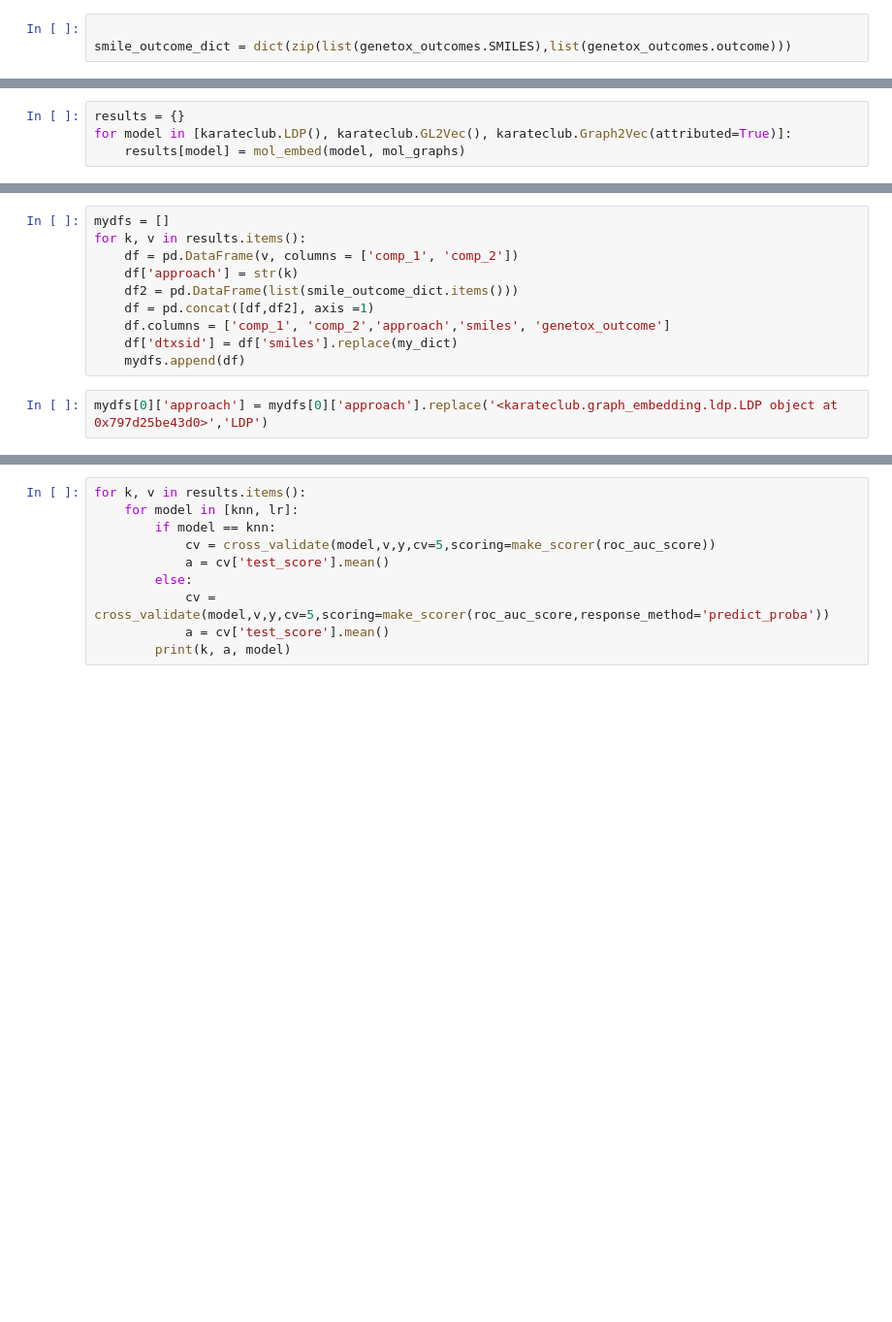
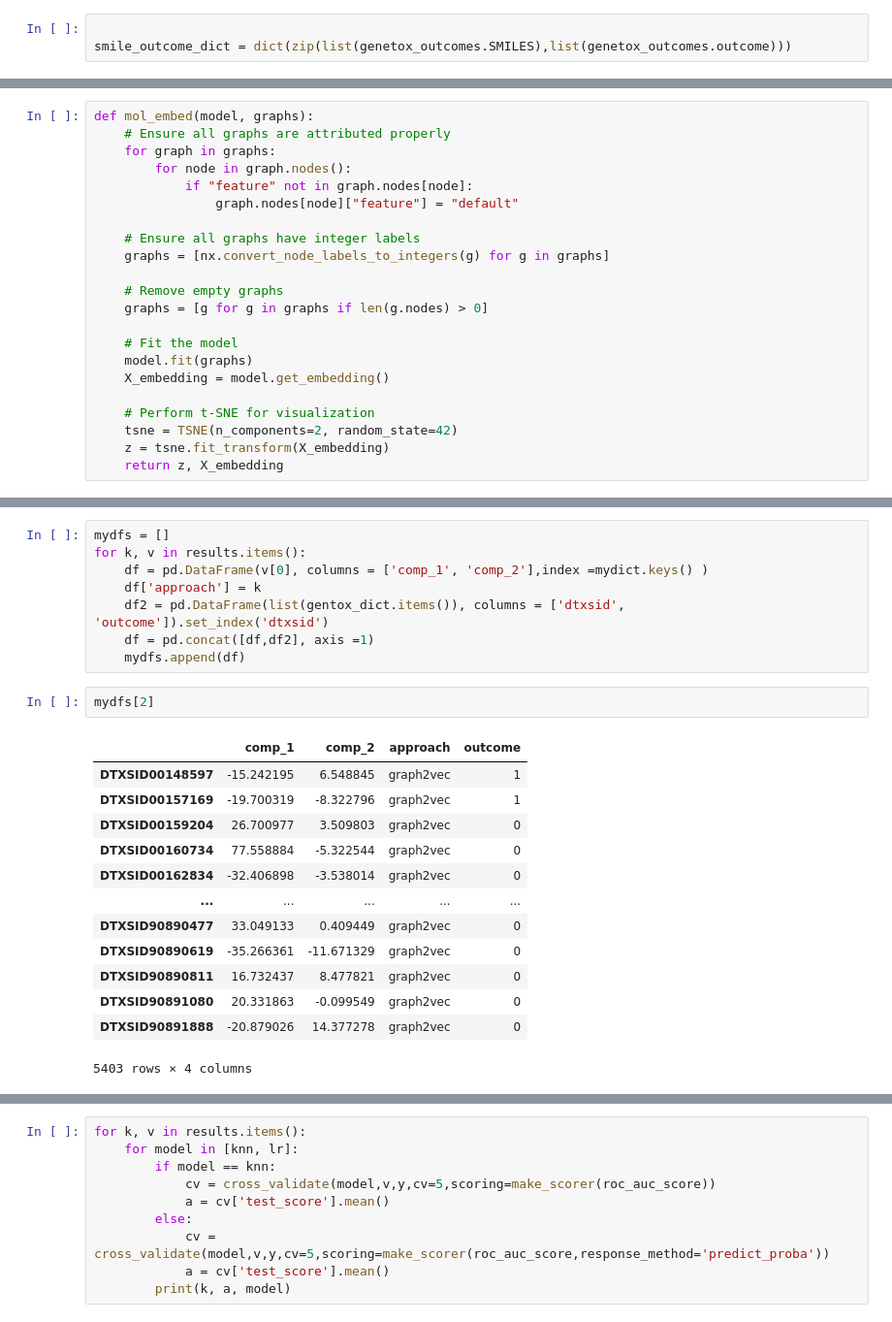
Before and after one commit to patlewig/metgraph_survey, a Jupyter notebook: notebooks/03-Graph_Embeddings.ipynb, the cells around one changed output, grey strips where cells are left out. Shown at 97% size. Drawn from its saved outputs; the diff is of its cells as text; blank space fills up the shorter version.

```diff
--- a/notebooks/03-Graph_Embeddings.ipynb
+++ b/notebooks/03-Graph_Embeddings.ipynb
@@ -91,4 +100,22 @@ def mol_embed(m, g):
-# %%
-results = {}
-for model in [karateclub.LDP(), karateclub.GL2Vec(), karateclub.Graph2Vec(attributed=True)]:
-    results[model] = mol_embed(model, mol_graphs)
+# %%
+def mol_embed(model, graphs):
+    # Ensure all graphs are attributed properly
+    for graph in graphs:
+        for node in graph.nodes():
+            if "feature" not in graph.nodes[node]:
+                graph.nodes[node]["feature"] = "default"
+
+    # Ensure all graphs have integer labels
+    graphs = [nx.convert_node_labels_to_integers(g) for g in graphs]
+
+    # Remove empty graphs
+    graphs = [g for g in graphs if len(g.nodes) > 0]
+
+    # Fit the model
+    model.fit(graphs)
+    X_embedding = model.get_embedding()
+
+    # Perform t-SNE for visualization
+    tsne = TSNE(n_components=2, random_state=42)
+    z = tsne.fit_transform(X_embedding)
+    return z, X_embedding
@@ -97,12 +150,24 @@ for model in [karateclub.LDP(), karateclub.GL2Vec(), karateclub.Graph2Vec(attrib
 # %%
 mydfs = []
 for k, v in results.items():
-    df = pd.DataFrame(v, columns = ['comp_1', 'comp_2'])
-    df['approach'] = str(k)
-    df2 = pd.DataFrame(list(smile_outcome_dict.items()))
+    df = pd.DataFrame(v[0], columns = ['comp_1', 'comp_2'],index =mydict.keys() )
+    df['approach'] = k
+    df2 = pd.DataFrame(list(gentox_dict.items()), columns = ['dtxsid', 'outcome']).set_index('dtxsid')
     df = pd.concat([df,df2], axis =1)
-    df.columns = ['comp_1', 'comp_2','approach','smiles', 'genetox_outcome']
-    df['dtxsid'] = df['smiles'].replace(my_dict)
     mydfs.append(df)
 # %%
-mydfs[0]['approach'] = mydfs[0]['approach'].replace('<karateclub.graph_embedding.ldp.LDP object at 0x797d25be43d0>','LDP')
+mydfs[2]
+# %% [output]
+|  | comp_1 | comp_2 | approach | outcome |
+| DTXSID00148597 | -15.242195 | 6.548845 | graph2vec | 1 |
+| DTXSID00157169 | -19.700319 | -8.322796 | graph2vec | 1 |
+| DTXSID00159204 | 26.700977 | 3.509803 | graph2vec | 0 |
+| DTXSID00160734 | 77.558884 | -5.322544 | graph2vec | 0 |
+| DTXSID00162834 | -32.406898 | -3.538014 | graph2vec | 0 |
+| ... | ... | ... | ... | ... |
+| DTXSID90890477 | 33.049133 | 0.409449 | graph2vec | 0 |
+| DTXSID90890619 | -35.266361 | -11.671329 | graph2vec | 0 |
+| DTXSID90890811 | 16.732437 | 8.477821 | graph2vec | 0 |
+| DTXSID90891080 | 20.331863 | -0.099549 | graph2vec | 0 |
+| DTXSID90891888 | -20.879026 | 14.377278 | graph2vec | 0 |
+5403 rows × 4 columns
```
Also changed, not shown: parts of 32 cells of this notebook, 58 other files.
